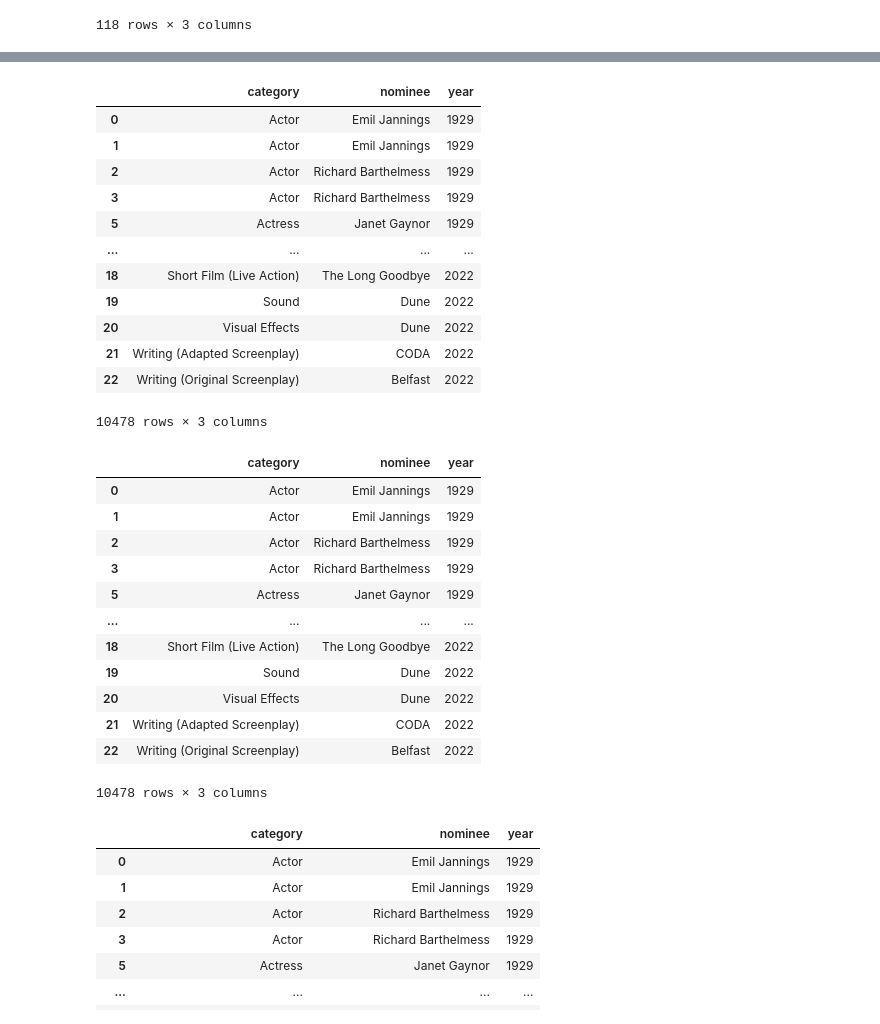
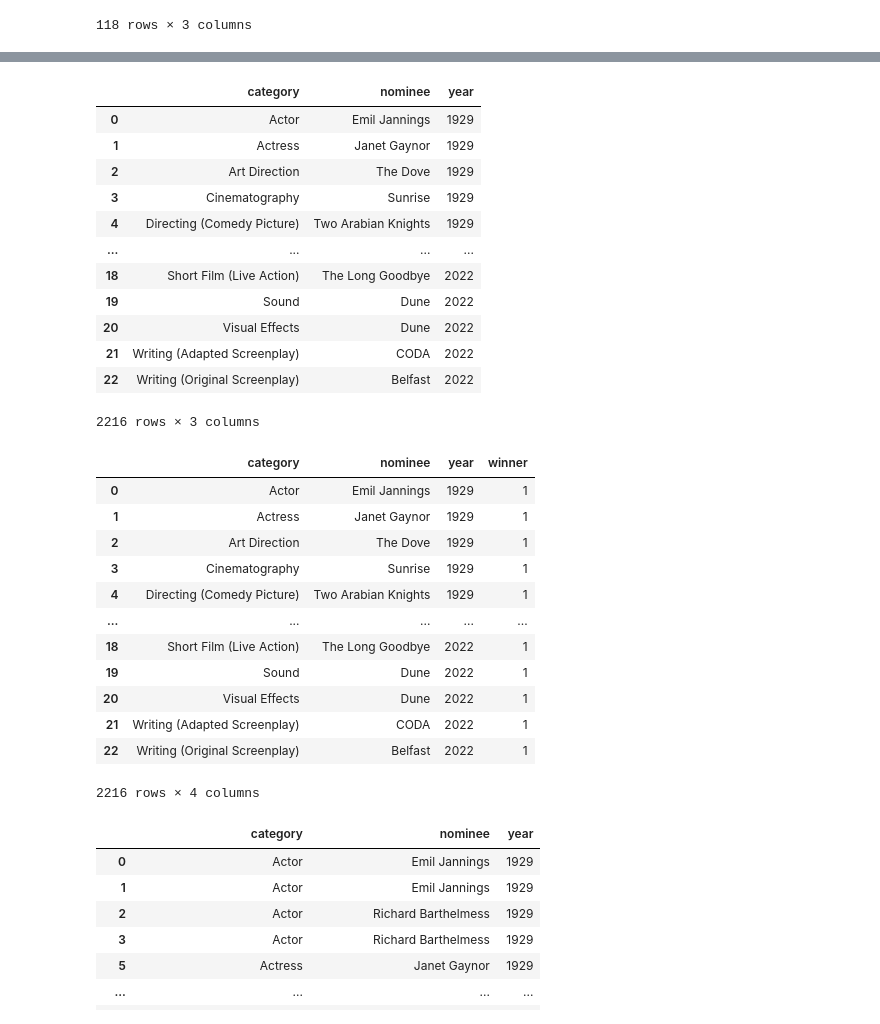
Before and after one commit to zoeteets/capstone, a Jupyter notebook: oscars.org_scrape_clean.ipynb, the cells around one changed output, grey strips where cells are left out. Saved outputs shown, nothing was run; the diff lists cells and outputs as text; code cells hidden in the pictures.

```diff
--- a/oscars.org_scrape_clean.ipynb
+++ b/oscars.org_scrape_clean.ipynb
@@ -203,5 +208,6 @@ df.to_csv('oscar_nominees.csv')
 # %%
 #find winners
 # %%
-{x.find('h2').text: [y.text for y in x.findAll('h4') if len(x.findAll('h4'))>0] for x in oscar_soup if len(x.findAll('h2'))>0}
+winner = pd.DataFrame.from_dict({x.find('h2').text: [y.text for y in x.findAll('h4') if len(x.findAll('h4'))>0][0] for x in oscar_soup if len(x.findAll('h2'))>0}, orient = 'index').reset_index().rename(columns={'index':'category', 0:'nominee'})
+winner
 # %% [output]
@@ -277,3 +230,0 @@ Parasite
-# %%
-#define winner_soup
-winner_soup = soup.findAll('div', attrs={'class':'view-content'})[1].findAll('div', attrs={'class':'view-grouping'})
@@ -306,12 +252,11 @@ def scrape_winner(x):
     response = requests.get(URL)
     soup=bs(response.text)
 
-    winner_soup = soup.findAll('div', attrs={'class':'view-content'})[1].findAll('div', attrs={'class':'view-grouping'})
-    winner = pd.DataFrame().from_dict({grouping.find('h2').text : grouping.find('h4').text for grouping in winner_soup}, orient = 'index').T.melt(var_name='category', value_name='nominee')
-    #oscar = oscar.dropna()
+    winner_soup = soup.findAll('div', attrs={'class':'view-grouping'})
+    winner = pd.DataFrame.from_dict({x.find('h2').text: [y.text for y in x.findAll('h4') if len(x.findAll('h4'))>0][0] for x in winner_soup if len(x.findAll('h2'))>0}, orient = 'index').reset_index().rename(columns={'index':'category', 0:'nominee'})
     winner['year'] = x
     return winner
 
-scrape_winner(2020)
+scrape_winner(1929)
 # %% [output]
 |  | category | nominee | year |
@@ -337,20 +279,20 @@ winner_df = pd.DataFrame()
 #loop to go through years, concating as you go
 
 for num in range(1929, 2023):
-    winner_df = pd.concat([df, scrape_winner(num)])
+    winner_df = pd.concat([winner_df, scrape_winner(num)])
 # %%
 winner_df
 # %% [output]
 |  | category | nominee | year |
 | 0 | Actor | Emil Jannings | 1929 |
-| 1 | Actor | Emil Jannings | 1929 |
-| 2 | Actor | Richard Barthelmess | 1929 |
-| 3 | Actor | Richard Barthelmess | 1929 |
-| 5 | Actress | Janet Gaynor | 1929 |
+| 1 | Actress | Janet Gaynor | 1929 |
+| 2 | Art Direction | The Dove | 1929 |
+| 3 | Cinematography | Sunrise | 1929 |
+| 4 | Directing (Comedy Picture) | Two Arabian Knights | 1929 |
 | ... | ... | ... | ... |
 | 18 | Short Film (Live Action) | The Long Goodbye | 2022 |
 | 19 | Sound | Dune | 2022 |
 | 20 | Visual Effects | Dune | 2022 |
 | 21 | Writing (Adapted Screenplay) | CODA | 2022 |
 | 22 | Writing (Original Screenplay) | Belfast | 2022 |
-10478 rows × 3 columns
+2216 rows × 3 columns
@@ -359,20 +299,20 @@ winner_df.to_csv('oscar_winners.csv')
 # %%
-#join in sql
+winner_df['winner'] = 1
 winner_df
 # %% [output]
-|  | category | nominee | year |
-| 0 | Actor | Emil Jannings | 1929 |
-| 1 | Actor | Emil Jannings | 1929 |
-| 2 | Actor | Richard Barthelmess | 1929 |
-| 3 | Actor | Richard Barthelmess | 1929 |
-| 5 | Actress | Janet Gaynor | 1929 |
-| ... | ... | ... | ... |
-| 18 | Short Film (Live Action) | The Long Goodbye | 2022 |
-| 19 | Sound | Dune | 2022 |
-| 20 | Visual Effects | Dune | 2022 |
-| 21 | Writing (Adapted Screenplay) | CODA | 2022 |
-| 22 | Writing (Original Screenplay) | Belfast | 2022 |
+|  | category | nominee | year | winner |
+| 0 | Actor | Emil Jannings | 1929 | 1 |
+| 1 | Actress | Janet Gaynor | 1929 | 1 |
+| 2 | Art Direction | The Dove | 1929 | 1 |
+| 3 | Cinematography | Sunrise | 1929 | 1 |
+| 4 | Directing (Comedy Picture) | Two Arabian Knights | 1929 | 1 |
+| ... | ... | ... | ... | ... |
+| 18 | Short Film (Live Action) | The Long Goodbye | 2022 | 1 |
+| 19 | Sound | Dune | 2022 | 1 |
+| 20 | Visual Effects | Dune | 2022 | 1 |
+| 21 | Writing (Adapted Screenplay) | CODA | 2022 | 1 |
+| 22 | Writing (Original Screenplay) | Belfast | 2022 | 1 |
-10478 rows × 3 columns
+2216 rows × 4 columns
 # %%
 df
 # %% [output]
```
Also changed, not shown: parts of 28 cells of this notebook, 3 other files.
